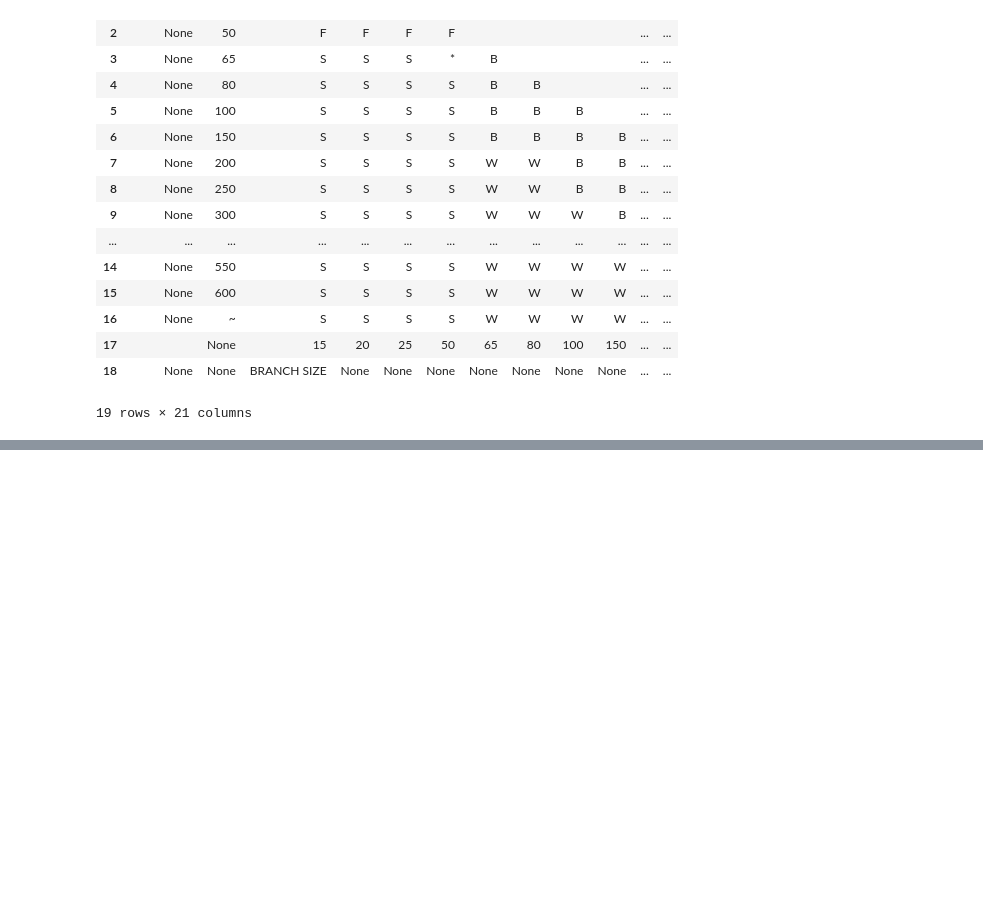
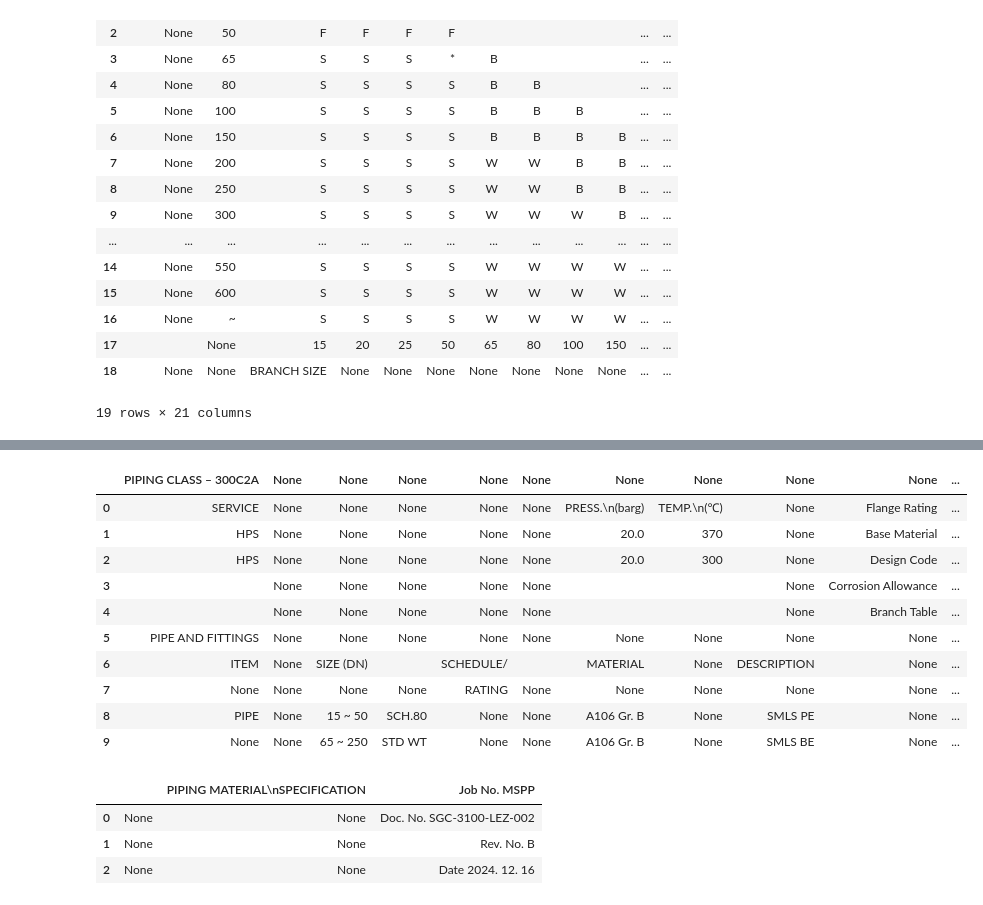
Before and after one commit to ggapsang/hello-pms, a Jupyter notebook: 01_extract_text_from_pdf.ipynb, the cells around one changed output, grey strips where cells are left out. Cells and saved outputs as stored; diff of their text form; code cells hidden in the pictures; blank space fills up the shorter version.

```diff
--- a/01_extract_text_from_pdf.ipynb
+++ b/01_extract_text_from_pdf.ipynb
@@ -712,0 +884,21 @@ pdf_dfs[40]
+# %%
+pdf_dfs[43].head(10)
+# %% [output]
+|  | PIPING CLASS – 300C2A | None | None | None | None | None | None | None | None | None | ... |
+| 0 | SERVICE | None | None | None | None | None | PRESS.\n(barg) | TEMP.\n(℃) | None | Flange Rating | ... |
+| 1 | HPS | None | None | None | None | None | 20.0 | 370 | None | Base Material | ... |
+| 2 | HPS | None | None | None | None | None | 20.0 | 300 | None | Design Code | ... |
+| 3 |  | None | None | None | None | None |  |  | None | Corrosion Allowance | ... |
+| 4 |  | None | None | None | None | None |  |  | None | Branch Table | ... |
+| 5 | PIPE AND FITTINGS | None | None | None | None | None | None | None | None | None | ... |
+| 6 | ITEM | None | SIZE (DN) |  | SCHEDULE/ |  | MATERIAL | None | DESCRIPTION | None | ... |
+| 7 | None | None | None | None | RATING | None | None | None | None | None | ... |
+| 8 | PIPE | None | 15 ~ 50 | SCH.80 | None | None | A106 Gr. B | None | SMLS PE | None | ... |
+| 9 | None | None | 65 ~ 250 | STD WT | None | None | A106 Gr. B | None | SMLS BE | None | ... |
+# %%
+pdf_dfs[44].head(10)
+# %% [output]
+|  |  | PIPING MATERIAL\nSPECIFICATION | Job No. MSPP |
+| 0 | None | None | Doc. No. SGC-3100-LEZ-002 |
+| 1 | None | None | Rev. No. B |
+| 2 | None | None | Date 2024. 12. 16 |
```
Also changed, not shown: parts of 19 cells of this notebook, 1 other file.
